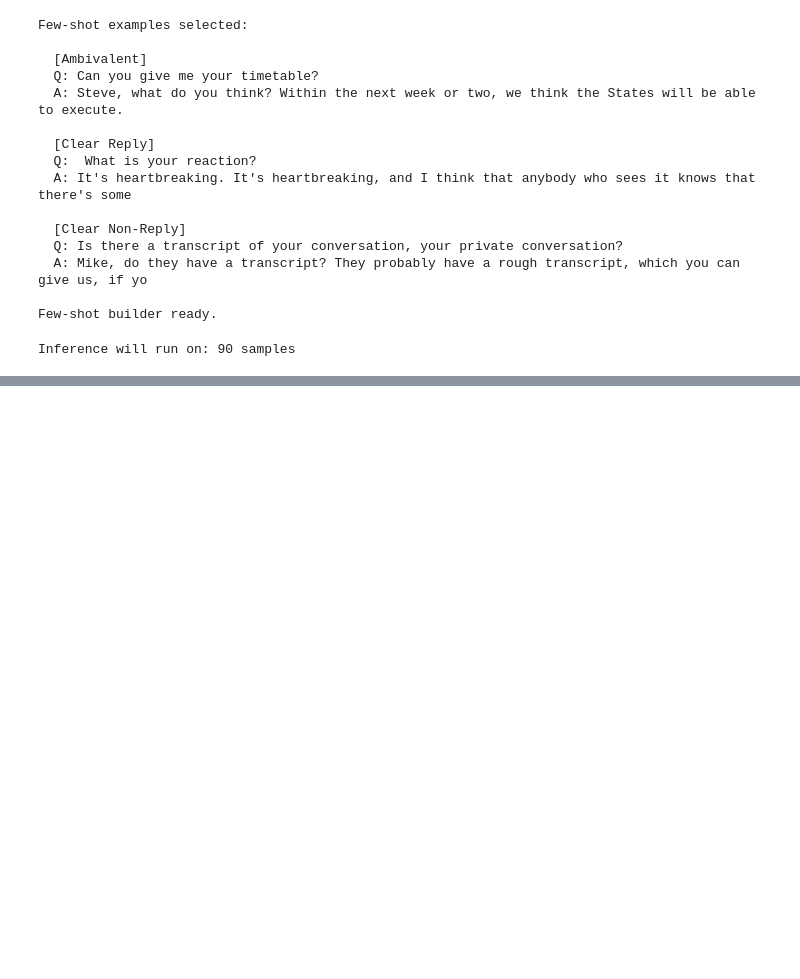
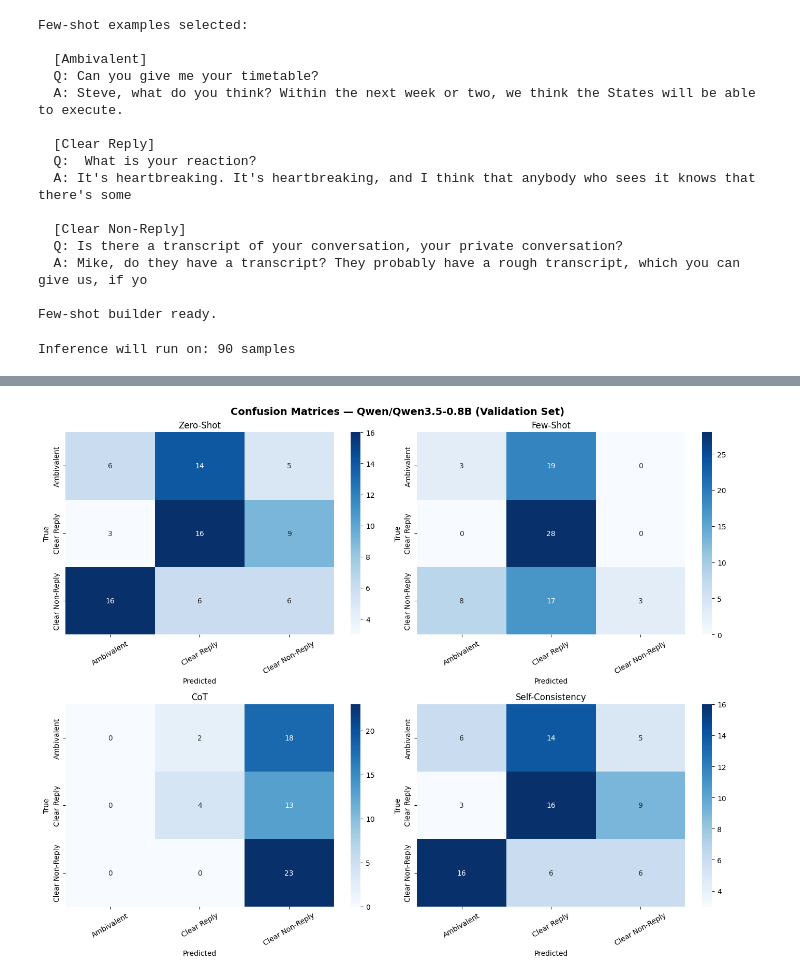
Before and after one commit to icyaria/deep-learning, a Jupyter notebook: qwen-qwen3-5-0-8b.ipynb, the cells around one changed output, grey strips where cells are left out. Saved outputs shown, nothing was run; the diff lists cells and outputs as text; code cells hidden in the pictures; blank space fills up the shorter version.

```diff
--- a/qwen-qwen3-5-0-8b.ipynb
+++ b/qwen-qwen3-5-0-8b.ipynb
@@ -790,15 +663,15 @@ plt.show()
 # %%
-# Cell 16: Confusion matrices — core 4 strategies
-
-core = ["ZeroShot-Formal", "FewShot-1perClass", "CoT-Short", "SelfCons-n5"]
+# Cell 16: Confusion matrices side-by-side
 fig, axes = plt.subplots(2, 2, figsize=(14, 11))
 axes = axes.flatten()
 
-for ax, exp_name in zip(axes, core):
-    if exp_name in all_results:
-        plot_confusion_matrix(all_results[exp_name], exp_name, ax)
+for ax, (name, df_res) in zip(axes, [("Zero-Shot", val_zs), ("Few-Shot", val_fs),
+                                       ("CoT", val_cot), ("Self-Consistency", val_sc)]):
+    plot_confusion_matrix(df_res, name, ax=ax)
 
-plt.suptitle(f"Confusion Matrices — {MODEL_NAME}", fontsize=13, fontweight="bold")
+plt.suptitle(f"Confusion Matrices — {MODEL_NAME} (Validation Set)", fontsize=14, fontweight="bold")
 plt.tight_layout()
-plt.savefig(f"{NOTEBOOK_ID}_confusion_matrices.png", dpi=150)
+plt.savefig("confusion_matrices.png", dpi=150)
 plt.show()
+# %% [output]
+[figure, added]
```
Also changed, not shown: parts of 27 cells of this notebook.
